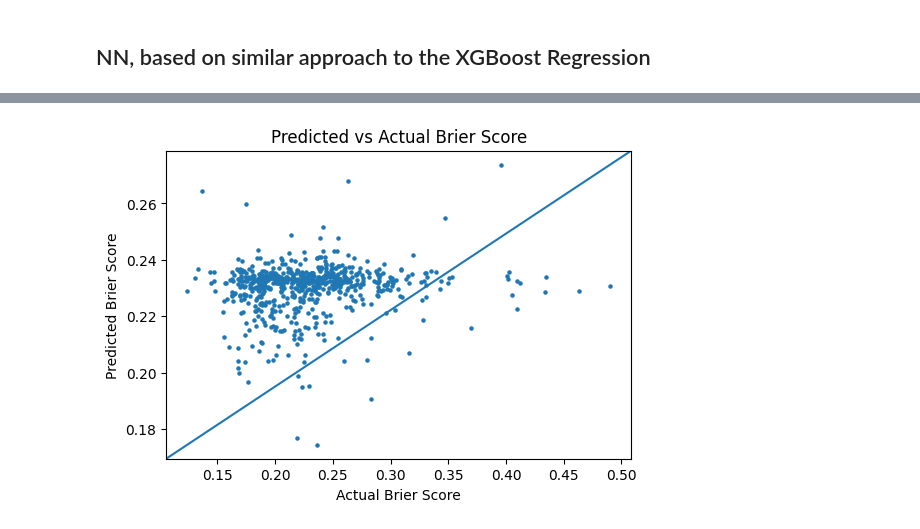
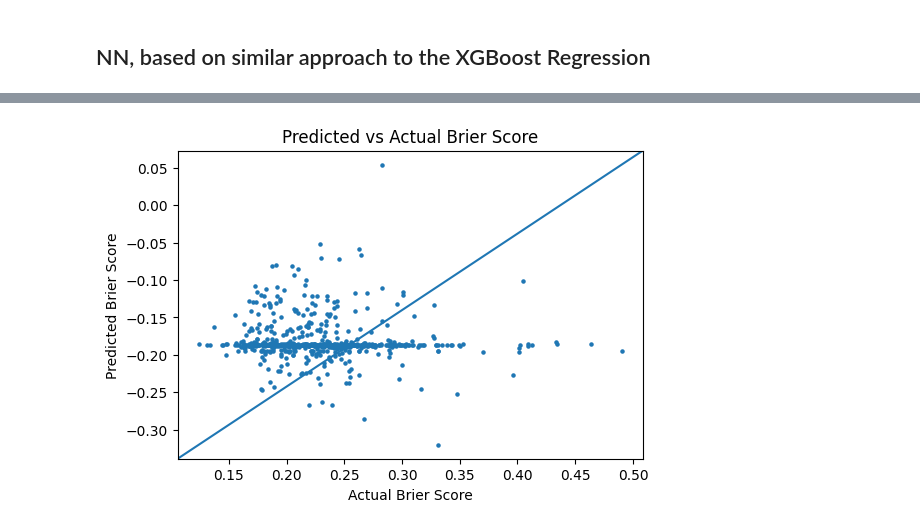
Before and after one commit to jbreffle/acx-prediction-contest, a Jupyter notebook: notebooks/5_post_hoc_nn.ipynb, the cells around one changed output, grey strips where cells are left out. Saved outputs shown, nothing was run; the diff lists cells and outputs as text; code cells hidden in the pictures.

Commit message:
Fix pytorch size error

```diff
--- a/notebooks/5_post_hoc_nn.ipynb
+++ b/notebooks/5_post_hoc_nn.ipynb
@@ -97,36 +100,22 @@ X_test, y_test = X_test.to(params.device), y_test.to(params.device)
 # Create the model
 input_size = X_train.shape[1]
 model = models.Net(input_size, params.hidden_layer_sizes)
+#input_n = input_size
+#n_hidden_units = 10
+#output_n = 1
+#model = models.MLPcondensed(input_n, n_hidden_units, output_n)
+model = model.to(params.device)
 
-# Define the loss function and optimizer
-criterion = nn.MSELoss()
-optimizer = optim.Adam(model.parameters(), lr=params.lr)
+# Set up for training
+optimizer = torch.optim.Adam(
+    params=model.parameters(), lr=params.lr, weight_decay=params.weight_decay
+)
+scheduler = StepLR(optimizer, step_size=1, gamma=params.gamma)
 loss_function = nn.MSELoss()
 
-model.train()
-for epoch in range(params.n_epochs):
-    for i, (inputs, labels) in enumerate(train_loader):
-        # Zero the parameter gradients
-        optimizer.zero_grad()
-        # Forward pass
-        outputs = model(inputs)
-        loss = criterion(outputs, labels.unsqueeze(1))
-        # Backward pass
-        loss.backward()
-        optimizer.step()
-    if epoch % 100 == 0:
-        print(f"Epoch {epoch} loss: {loss.item()}")
-
-# Evaluate the model
-model.eval()
-
-# Make test predictions
-y_pred = []
-for inputs, labels in test_loader:
-    outputs = model(inputs)
-    y_pred.extend(outputs.detach().numpy().flatten())
-y_pred = np.array(y_pred)
-
-print(f"PyTorch test MSE: {mean_squared_error(y_test.cpu(), y_pred)}")
+# Train model
+train_loss, test_loss = models.train_and_evaluate(
+    model, train_loader, test_loader, scheduler, optimizer, loss_function, params
+)
 # %% [output]
 Using device: cuda
@@ -140,12 +145,14 @@ PyTorch test MSE: 0.002425230573862791
 # %%
+model.eval()
+y_pred = model(X_test).cpu().detach().numpy()
 # Plot predictions against actual values
 fig = plt.figure(figsize=(6, 4))
 ax = fig.add_subplot(111)
 ax.scatter(y_test.cpu(), y_pred, s=5)
 ax.set_xlabel("Actual Brier Score")
 ax.set_ylabel("Predicted Brier Score")
 ax.set_title("Predicted vs Actual Brier Score")
 ax.plot([0, 1], [0, 1], transform=ax.transAxes)
 plt.show()
 # %% [output]
-[figure, old version]
+[figure, new version]
```
Also changed, not shown: parts of 4 cells of this notebook, 1 other file.
